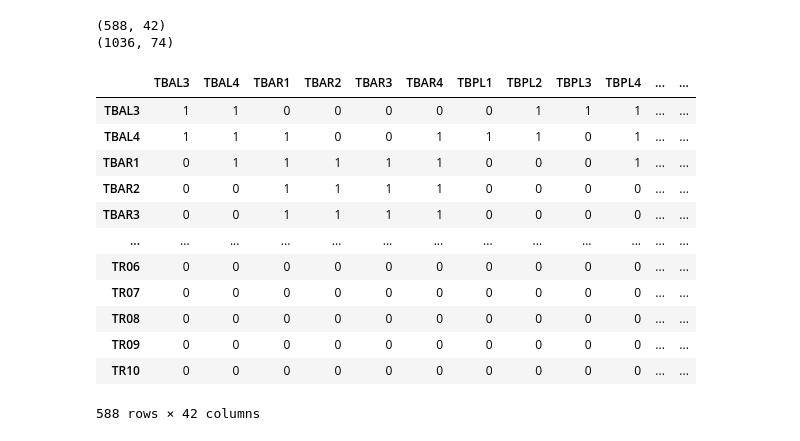
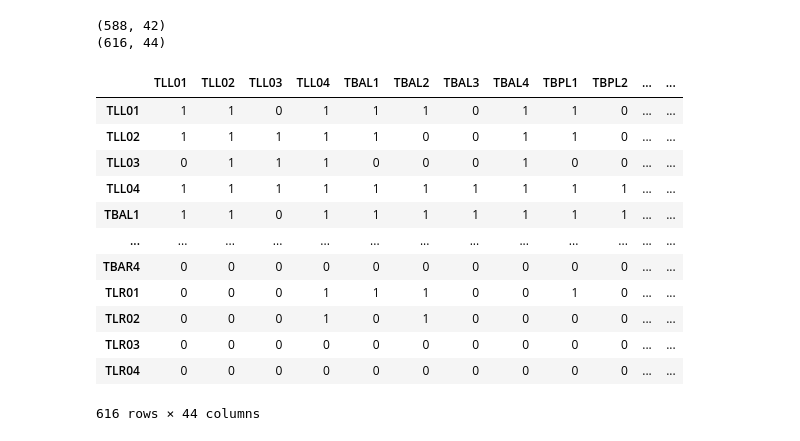
Before and after one commit to 100smdok/dpcn-project-eegp8, a Jupyter notebook: analysis.ipynb, the cells around one changed output. Cells and saved outputs as stored; diff of their text form; code cells hidden in the pictures.

```diff
--- a/analysis.ipynb
+++ b/analysis.ipynb
@@ -12,26 +13,27 @@ def load_from_fragments(name):
 # %%
 data_029b0RMT = load_from_fragments('029b0RMT')
 data_117h0RMT = load_from_fragments('117h0RMT')
 print(data_029b0RMT.shape)
 print(data_117h0RMT.shape)
 
 data_029b0RMT
+data_117h0RMT
 # %% [output]
 (588, 42)
-(1036, 74)
+(616, 44)
-|  | TBAL3 | TBAL4 | TBAR1 | TBAR2 | TBAR3 | TBAR4 | TBPL1 | TBPL2 | TBPL3 | TBPL4 | ... | ... |
-| TBAL3 | 1 | 1 | 0 | 0 | 0 | 0 | 0 | 1 | 1 | 1 | ... | ... |
-| TBAL4 | 1 | 1 | 1 | 0 | 0 | 1 | 1 | 1 | 0 | 1 | ... | ... |
-| TBAR1 | 0 | 1 | 1 | 1 | 1 | 1 | 0 | 0 | 0 | 1 | ... | ... |
-| TBAR2 | 0 | 0 | 1 | 1 | 1 | 1 | 0 | 0 | 0 | 0 | ... | ... |
-| TBAR3 | 0 | 0 | 1 | 1 | 1 | 1 | 0 | 0 | 0 | 0 | ... | ... |
+|  | TLL01 | TLL02 | TLL03 | TLL04 | TBAL1 | TBAL2 | TBAL3 | TBAL4 | TBPL1 | TBPL2 | ... | ... |
+| TLL01 | 1 | 1 | 0 | 1 | 1 | 1 | 0 | 1 | 1 | 0 | ... | ... |
+| TLL02 | 1 | 1 | 1 | 1 | 1 | 0 | 0 | 1 | 1 | 0 | ... | ... |
+| TLL03 | 0 | 1 | 1 | 1 | 0 | 0 | 0 | 1 | 0 | 0 | ... | ... |
+| TLL04 | 1 | 1 | 1 | 1 | 1 | 1 | 1 | 1 | 1 | 1 | ... | ... |
+| TBAL1 | 1 | 1 | 0 | 1 | 1 | 1 | 1 | 1 | 1 | 1 | ... | ... |
 | ... | ... | ... | ... | ... | ... | ... | ... | ... | ... | ... | ... | ... |
-| TR06 | 0 | 0 | 0 | 0 | 0 | 0 | 0 | 0 | 0 | 0 | ... | ... |
-| TR07 | 0 | 0 | 0 | 0 | 0 | 0 | 0 | 0 | 0 | 0 | ... | ... |
-| TR08 | 0 | 0 | 0 | 0 | 0 | 0 | 0 | 0 | 0 | 0 | ... | ... |
-| TR09 | 0 | 0 | 0 | 0 | 0 | 0 | 0 | 0 | 0 | 0 | ... | ... |
-| TR10 | 0 | 0 | 0 | 0 | 0 | 0 | 0 | 0 | 0 | 0 | ... | ... |
+| TBAR4 | 0 | 0 | 0 | 0 | 0 | 0 | 0 | 0 | 0 | 0 | ... | ... |
+| TLR01 | 0 | 0 | 0 | 1 | 1 | 1 | 0 | 0 | 1 | 0 | ... | ... |
+| TLR02 | 0 | 0 | 0 | 1 | 0 | 1 | 0 | 0 | 0 | 0 | ... | ... |
+| TLR03 | 0 | 0 | 0 | 0 | 0 | 0 | 0 | 0 | 0 | 0 | ... | ... |
+| TLR04 | 0 | 0 | 0 | 0 | 0 | 0 | 0 | 0 | 0 | 0 | ... | ... |
-588 rows × 42 columns
+616 rows × 44 columns
 # %%
 # part 1 : variation in local degree
 def local_degree(data):
```
Also changed, not shown: parts of 4 cells of this notebook, 3 other files.
